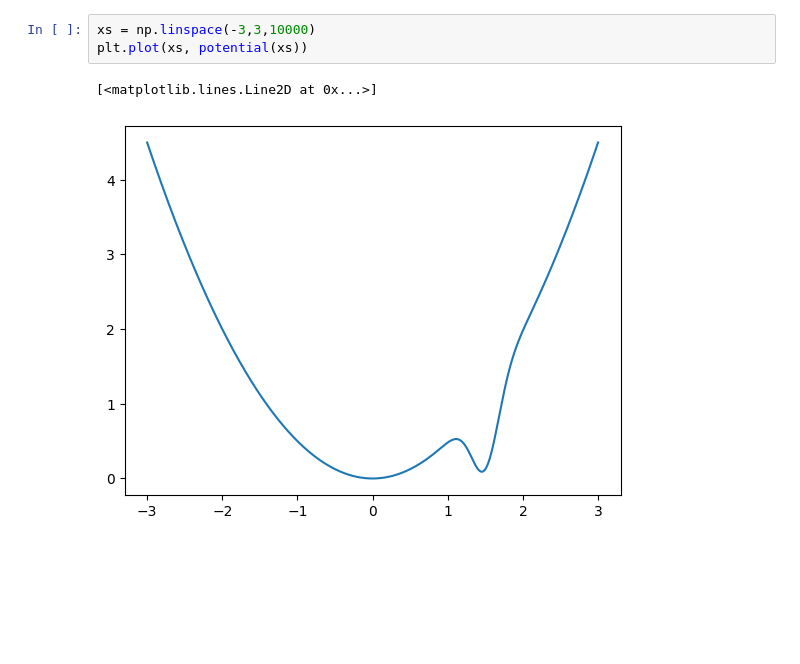
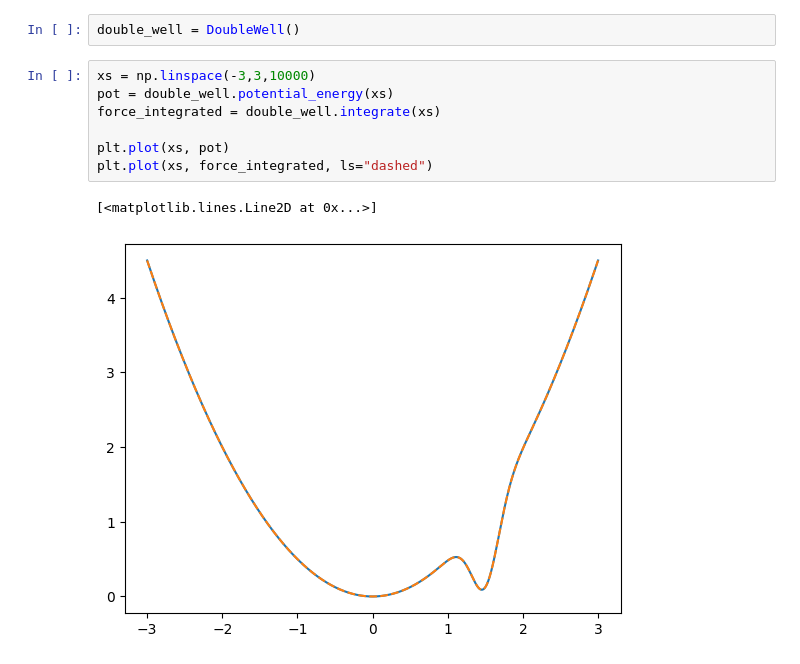
Before and after one commit to Asged/CompPhys, a Jupyter notebook: Week 04/W04B.ipynb, the cells around one changed output. Drawn from its saved outputs; the diff is of its cells as text; blank space fills up the shorter version.

```diff
--- a/Week 04/W04B.ipynb
+++ b/Week 04/W04B.ipynb
@@ -7,6 +14,12 @@ def potential(x,x0=0,x1=1.5,k=1,A=-1,lambd=.25):
+# %%
+double_well = DoubleWell()
 # %%
 xs = np.linspace(-3,3,10000)
-plt.plot(xs, potential(xs))
+pot = double_well.potential_energy(xs)
+force_integrated = double_well.integrate(xs)
+
+plt.plot(xs, pot)
+plt.plot(xs, force_integrated, ls="dashed")
 # %% [output]
 [<matplotlib.lines.Line2D at 0x...>]
-[figure, old version]
+[figure, new version]
```
Also changed, not shown: parts of 4 cells of this notebook, 9 other files.
